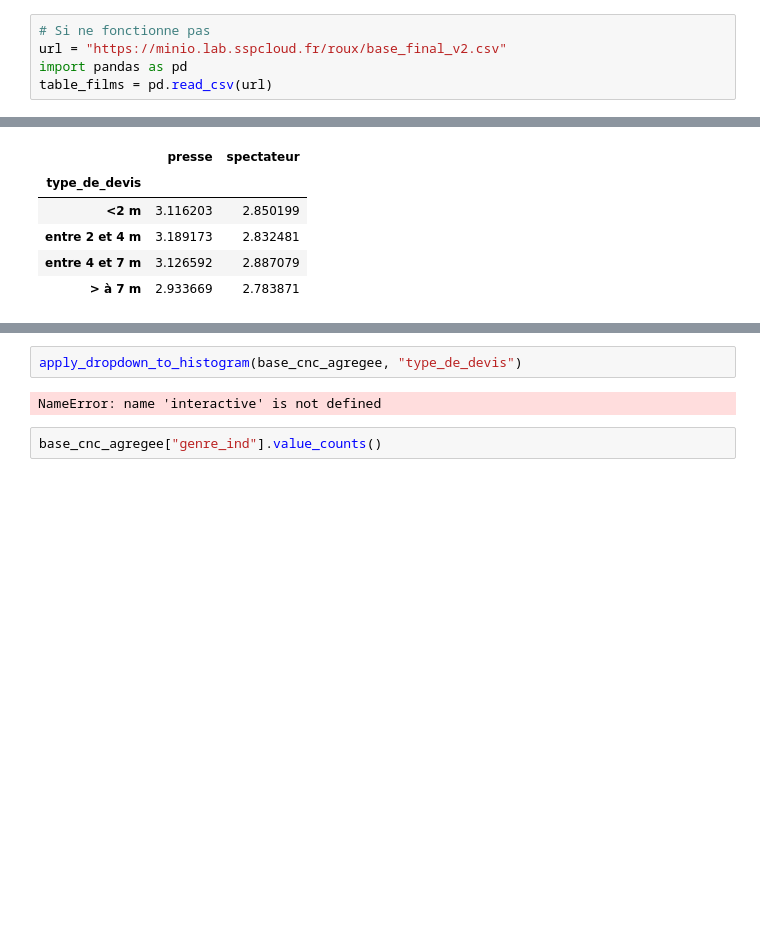
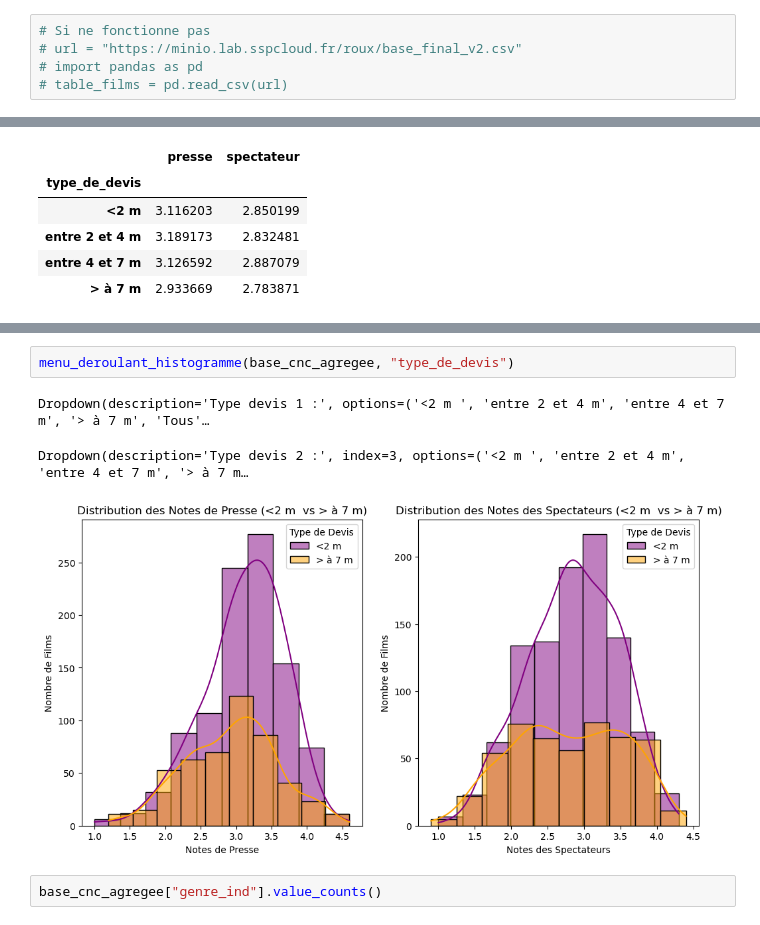
Before and after one commit to Clement-Dn/Projet_Cin-, a Jupyter notebook: Rapport_Projet_Cinema.ipynb, the cells around one changed output, grey strips where cells are left out. Saved outputs shown, nothing was run; the diff lists cells and outputs as text; blank space fills up the shorter version.

Commit message:
menu_deroulant_2 ok

```diff
--- a/Rapport_Projet_Cinema.ipynb
+++ b/Rapport_Projet_Cinema.ipynb
@@ -142,9 +143,9 @@ with fs.open(chemin, "r") as file_in:
 **Si le code précédent ne fonctionne pas (mettre à jour les jetons, ou bien dé-commenter et exécuter le code suivant) :**
 # %%
 # Si ne fonctionne pas
-url = "https://minio.lab.sspcloud.fr/roux/base_final_v2.csv"
-import pandas as pd
-table_films = pd.read_csv(url)
+# url = "https://minio.lab.sspcloud.fr/roux/base_final_v2.csv"
+# import pandas as pd
+# table_films = pd.read_csv(url)
 # %% [markdown]
 Traitement de la base Allociné (Mise en forme et création de variables)
 # %%
@@ -507,7 +448,9 @@ histogramme_categorie_de_film(base_cnc_agregee, "type_de_devis", "> à 7 m", "<2
 # %%
-apply_dropdown_to_histogram(base_cnc_agregee, "type_de_devis")
+menu_deroulant_histogramme(base_cnc_agregee, "type_de_devis")
 # %% [output]
-NameError: name 'interactive' is not defined
+Dropdown(description='Type devis 1 :', options=('<2 m ', 'entre 2 et 4 m', 'entre 4 et 7 m', '> à 7 m', 'Tous'…
+Dropdown(description='Type devis 2 :', index=3, options=('<2 m ', 'entre 2 et 4 m', 'entre 4 et 7 m', '> à 7 m…
+[figure, added]
 # %%
 base_cnc_agregee["genre_ind"].value_counts()
 # %% [output]
```
Also changed, not shown: parts of 6 cells of this notebook, 2 other files.
